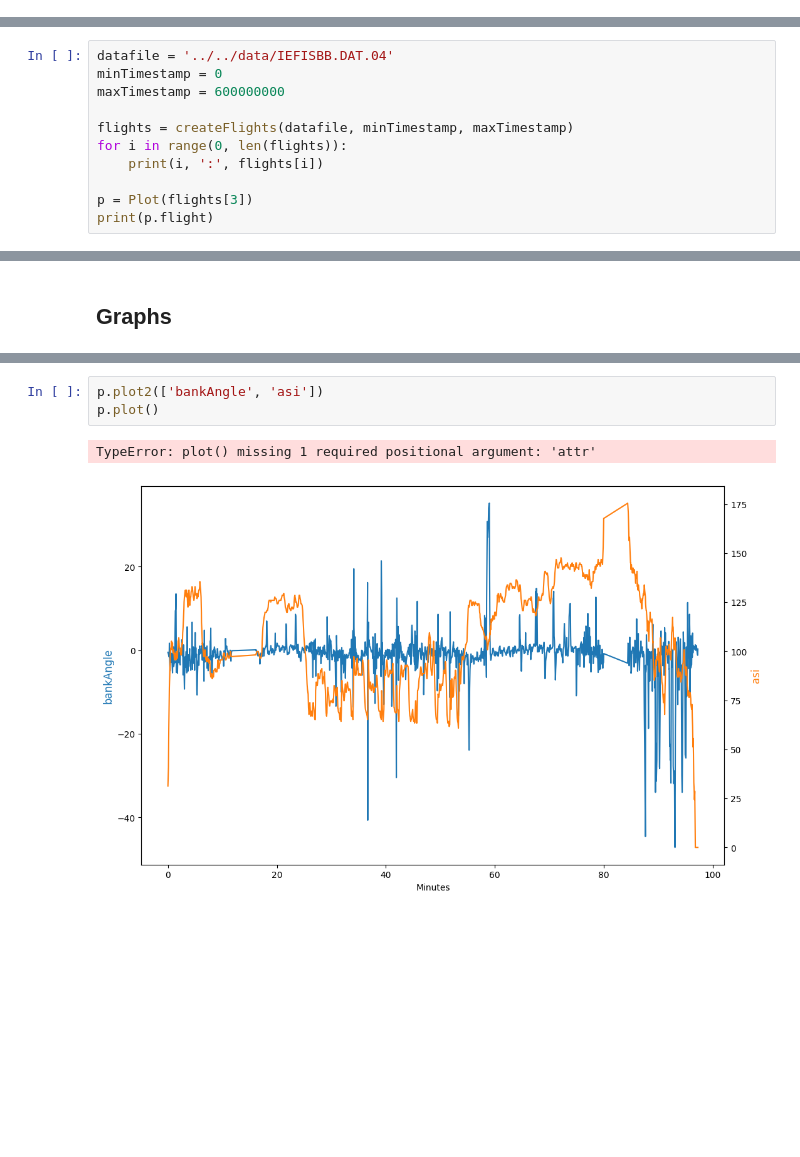
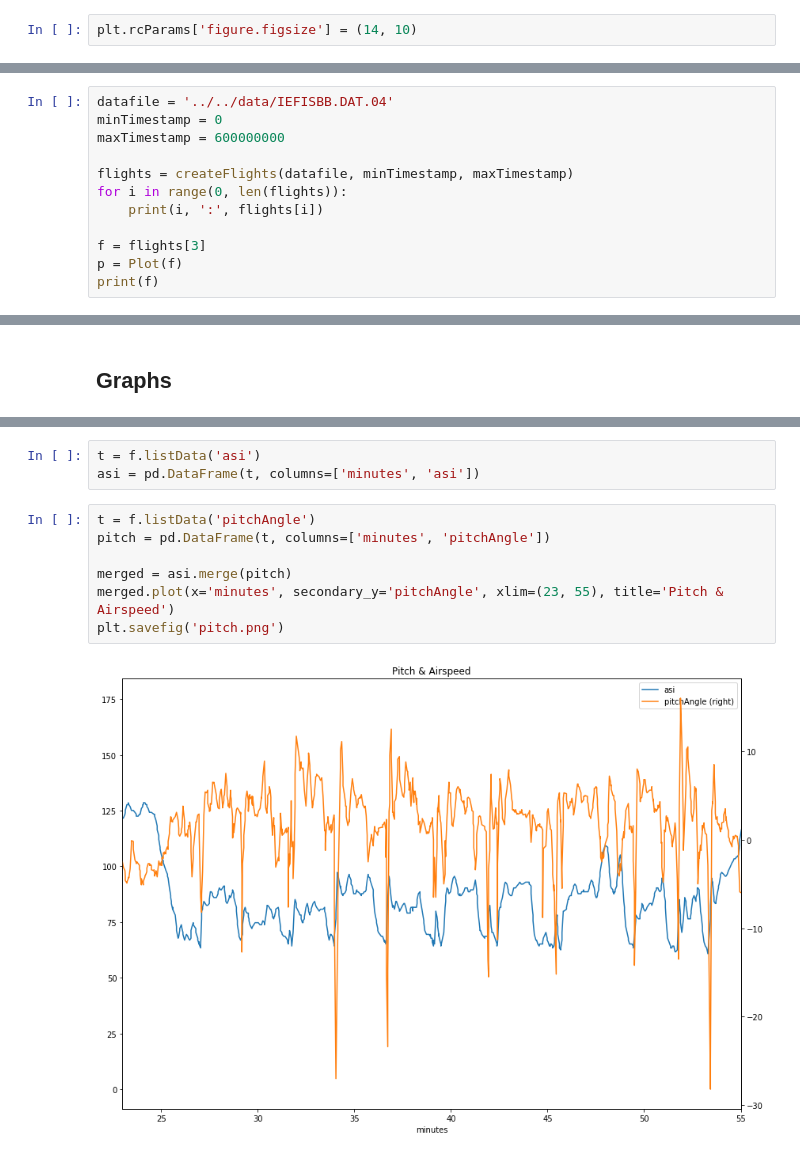
Before and after one commit to azemon/MglEfisPlotter, a Jupyter notebook: notebooks/flight07/pitch-bank.ipynb, the cells around one changed output, grey strips where cells are left out. Saved outputs shown, nothing was run; the diff lists cells and outputs as text; blank space fills up the shorter version.

Commit message:
finish bank and pitch notebook for stall tests

```diff
--- a/notebooks/flight07/pitch-bank.ipynb
+++ b/notebooks/flight07/pitch-bank.ipynb
@@ -10,6 +14,8 @@ Stall tests of BD-4C N2468Z on 21 March 2019 at St. Charles County Smartt Airpor
 import sys
 sys.path.append('../..')
 from MglEfisPlotter import *
+# %%
+plt.rcParams['figure.figsize'] = (14, 10)
 # %% [markdown]
 Load the flights from the file exported from the MGL iEFIS.
 # %%
@@ -21,8 +27,9 @@ flights = createFlights(datafile, minTimestamp, maxTimestamp)
 for i in range(0, len(flights)):
     print(i, ':', flights[i])
 
-p = Plot(flights[3])
-print(p.flight)
+f = flights[3]
+p = Plot(f)
+print(f)
 # %% [output]
 0 : Flight at 2019-03-19 17:03:36 to 2019-03-19 17:10:15,  1711 messages, timestamps 484,905,186 to 484,905,614
 1 : Flight at 2019-03-20 15:10:04 to 2019-03-20 15:15:09,  1280 messages, timestamps 485,028,482 to 485,028,806
@@ -45,6 +42,12 @@ p.show()
-# %%
-p.plot2(['bankAngle', 'asi'])
-p.plot()
-# %% [output]
-TypeError: plot() missing 1 required positional argument: 'attr'
-[figure, removed]
+# %%
+t = f.listData('asi')
+asi = pd.DataFrame(t, columns=['minutes', 'asi'])
+# %%
+t = f.listData('pitchAngle')
+pitch = pd.DataFrame(t, columns=['minutes', 'pitchAngle'])
+
+merged = asi.merge(pitch)
+merged.plot(x='minutes', secondary_y='pitchAngle', xlim=(23, 55), title='Pitch & Airspeed')
+plt.savefig('pitch.png')
+# %% [output]
+[figure, added]
```
Also changed, not shown: parts of 5 cells of this notebook, 2 other files.
